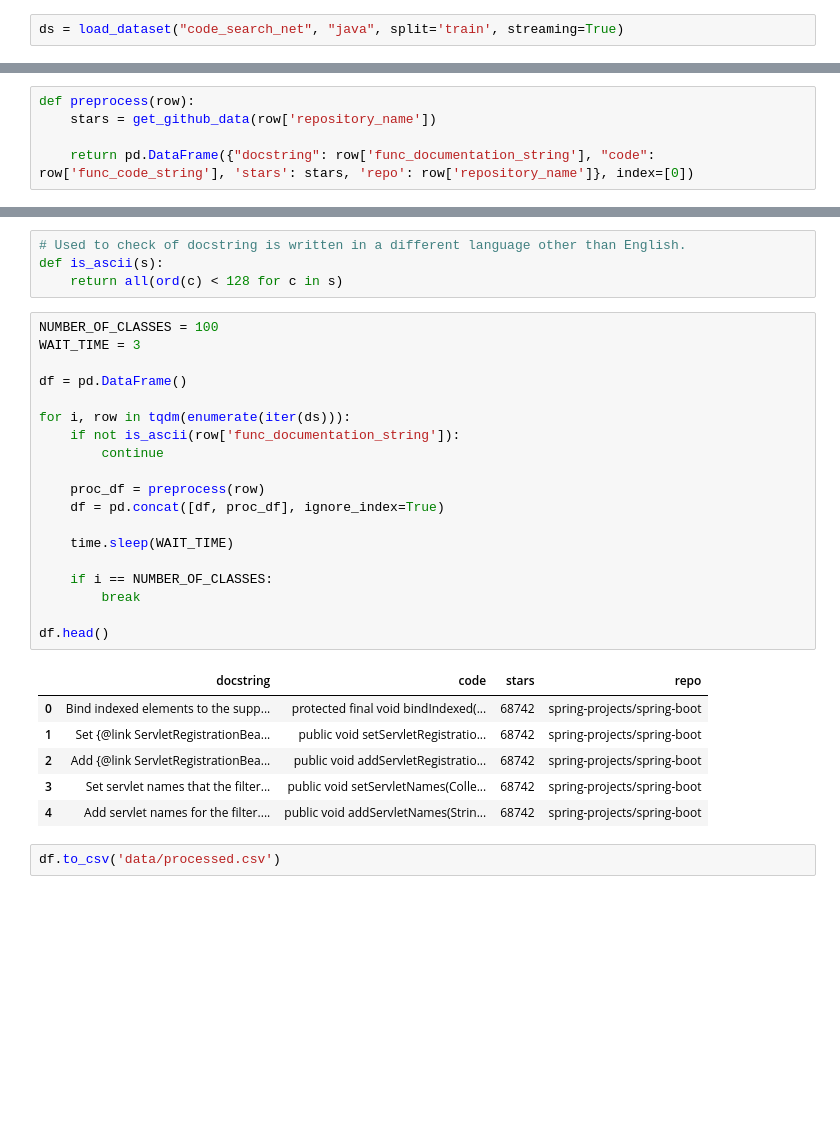
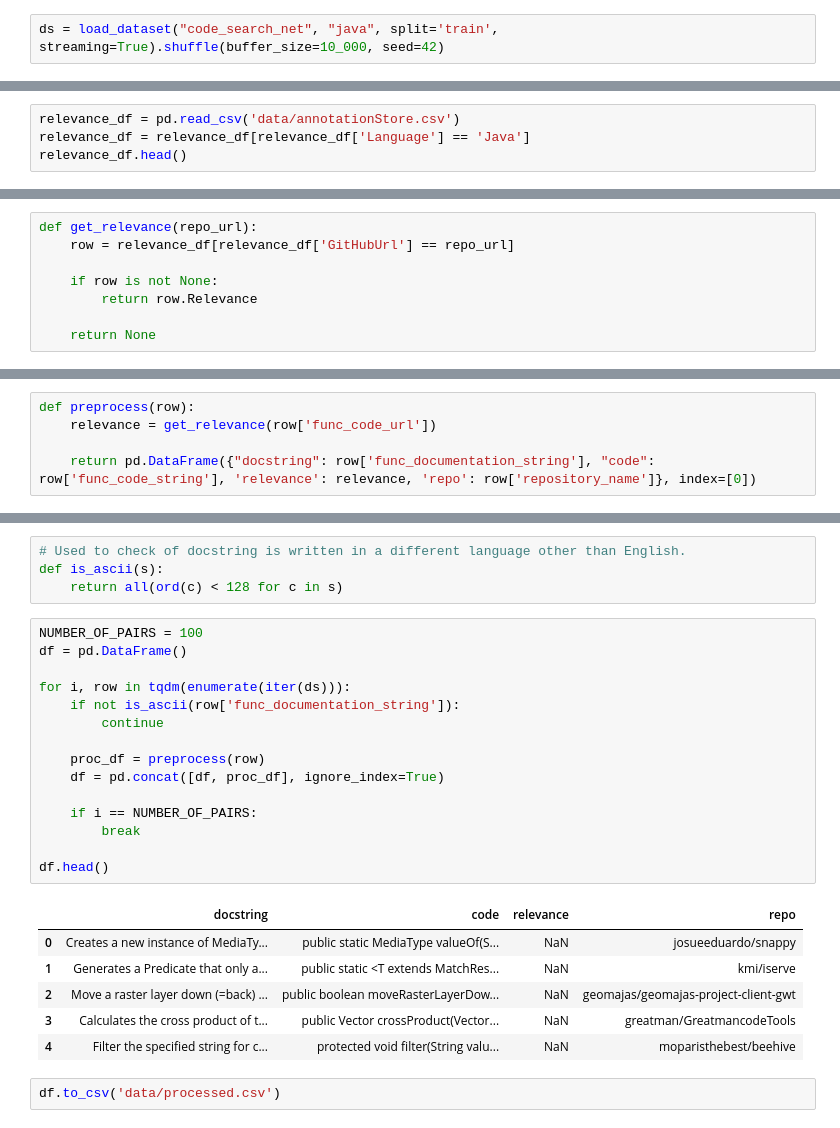
Before and after one commit to m-messer/Grading-Documentation-with-Machine-Learning, a Jupyter notebook: data_processing.ipynb, the cells around one changed output, grey strips where cells are left out. Saved outputs shown, nothing was run; the diff lists cells and outputs as text; blank space fills up the shorter version.

Commit message:
PHD-562 Switched to relevance CSV from CodeSearchNet

```diff
--- a/data_processing.ipynb
+++ b/data_processing.ipynb
@@ -19,7 +17,7 @@ Login successful
 # %% [markdown]
 ### Load dataset
 # %%
-ds = load_dataset("code_search_net", "java", split='train', streaming=True)
+ds = load_dataset("code_search_net", "java", split='train', streaming=True).shuffle(buffer_size=10_000, seed=42)
 # %%
 row = next(iter(ds))
 print(row.keys())
@@ -79,0 +48,4 @@ repo_stars
+# %%
+relevance_df = pd.read_csv('data/annotationStore.csv')
+relevance_df = relevance_df[relevance_df['Language'] == 'Java']
+relevance_df.head()
@@ -79,0 +59,8 @@ repo_stars
+# %%
+def get_relevance(repo_url):
+    row = relevance_df[relevance_df['GitHubUrl'] == repo_url]
+
+    if row is not None:
+        return row.Relevance
+
+    return None
@@ -81,9 +73,9 @@ repo_stars
 ### Preprocess data
 # %%
 def preprocess(row):
-    stars = get_github_data(row['repository_name'])
+    relevance = get_relevance(row['func_code_url'])
 
-    return pd.DataFrame({"docstring": row['func_documentation_string'], "code": row['func_code_string'], 'stars': stars, 'repo': row['repository_name']}, index=[0])
+    return pd.DataFrame({"docstring": row['func_documentation_string'], "code": row['func_code_string'], 'relevance': relevance, 'repo': row['repository_name']}, index=[0])
 # %%
 test = preprocess(row)
 test
@@ -97,30 +89,26 @@ test
 def is_ascii(s):
     return all(ord(c) < 128 for c in s)
 # %%
-NUMBER_OF_CLASSES = 100
-WAIT_TIME = 3
-
+NUMBER_OF_PAIRS = 100
 df = pd.DataFrame()
 
 for i, row in tqdm(enumerate(iter(ds))):
     if not is_ascii(row['func_documentation_string']):
         continue
 
     proc_df = preprocess(row)
     df = pd.concat([df, proc_df], ignore_index=True)
 
-    time.sleep(WAIT_TIME)
-
-    if i == NUMBER_OF_CLASSES:
+    if i == NUMBER_OF_PAIRS:
         break
 
 df.head()
 # %% [output]
-|  | docstring | code | stars | repo |
-| 0 | Bind indexed elements to the supp... | protected final void bindIndexed(... | 68742 | spring-projects/spring-boot |
-| 1 | Set {@link ServletRegistrationBea... | public void setServletRegistratio... | 68742 | spring-projects/spring-boot |
-| 2 | Add {@link ServletRegistrationBea... | public void addServletRegistratio... | 68742 | spring-projects/spring-boot |
-| 3 | Set servlet names that the filter... | public void setServletNames(Colle... | 68742 | spring-projects/spring-boot |
-| 4 | Add servlet names for the filter.... | public void addServletNames(Strin... | 68742 | spring-projects/spring-boot |
+|  | docstring | code | relevance | repo |
+| 0 | Creates a new instance of MediaTy... | public static MediaType valueOf(S... | NaN | josueeduardo/snappy |
+| 1 | Generates a Predicate that only a... | public static <T extends MatchRes... | NaN | kmi/iserve |
+| 2 | Move a raster layer down (=back) ... | public boolean moveRasterLayerDow... | NaN | geomajas/geomajas-project-client-gwt |
+| 3 | Calculates the cross product of t... | public Vector crossProduct(Vector... | NaN | greatman/GreatmancodeTools |
+| 4 | Filter the specified string for c... | protected void filter(String valu... | NaN | moparisthebest/beehive |
 # %%
 df.to_csv('data/processed.csv')
```
Also changed, not shown: parts of 10 cells of this notebook, 2 other files.
